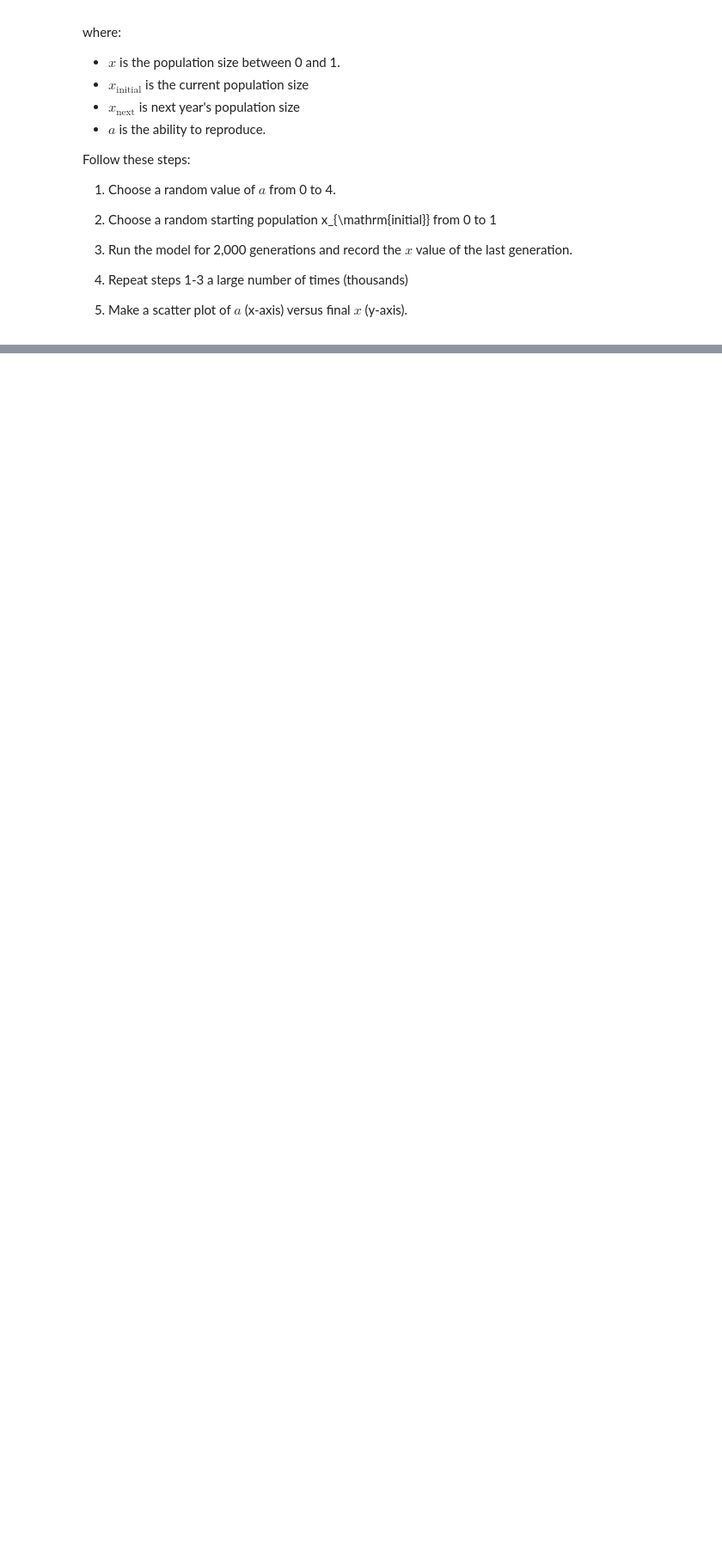
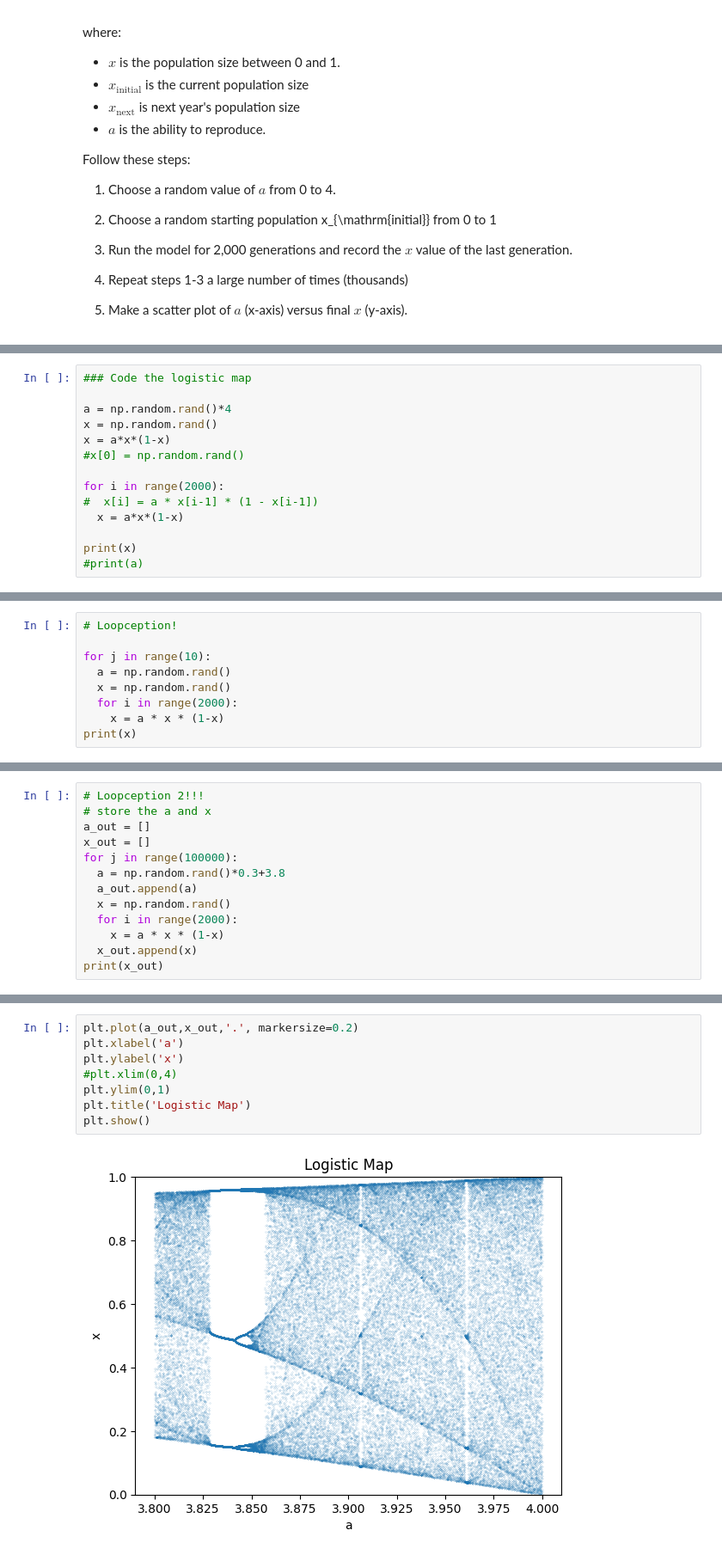
Before and after one commit to therealcaesar-si/EMSC2010-W9-L1-u7567593, a Jupyter notebook: EMSC2010_W9_L1_NB2_u7567593.ipynb, the cells around one changed output, grey strips where cells are left out. Shown at 86% size. Drawn from its saved outputs; the diff is of its cells as text; blank space fills up the shorter version.

```diff
--- a/EMSC2010_W9_L1_NB2_u7567593.ipynb
+++ b/EMSC2010_W9_L1_NB2_u7567593.ipynb
@@ -114,0 +113,14 @@ Follow these steps:
+# %%
+### Code the logistic map
+
+a = np.random.rand()*4
+x = np.random.rand()
+x = a*x*(1-x)
+#x[0] = np.random.rand()
+
+for i in range(2000):
+#  x[i] = a * x[i-1] * (1 - x[i-1])
+  x = a*x*(1-x)
+
+print(x)
+#print(a)
@@ -114,0 +129,9 @@ Follow these steps:
+# %%
+# Loopception!
+
+for j in range(10):
+  a = np.random.rand()
+  x = np.random.rand()
+  for i in range(2000):
+    x = a * x * (1-x)
+print(x)
@@ -114,0 +140,13 @@ Follow these steps:
+# %%
+# Loopception 2!!!
+# store the a and x
+a_out = []
+x_out = []
+for j in range(100000):
+  a = np.random.rand()*0.3+3.8
+  a_out.append(a)
+  x = np.random.rand()
+  for i in range(2000):
+    x = a * x * (1-x)
+  x_out.append(x)
+print(x_out)
@@ -114,0 +155,10 @@ Follow these steps:
+# %%
+plt.plot(a_out,x_out,'.', markersize=0.2)
+plt.xlabel('a')
+plt.ylabel('x')
+#plt.xlim(0,4)
+plt.ylim(0,1)
+plt.title('Logistic Map')
+plt.show()
+# %% [output]
+[figure, added]
```
Also changed, not shown: parts of 5 cells of this notebook.
